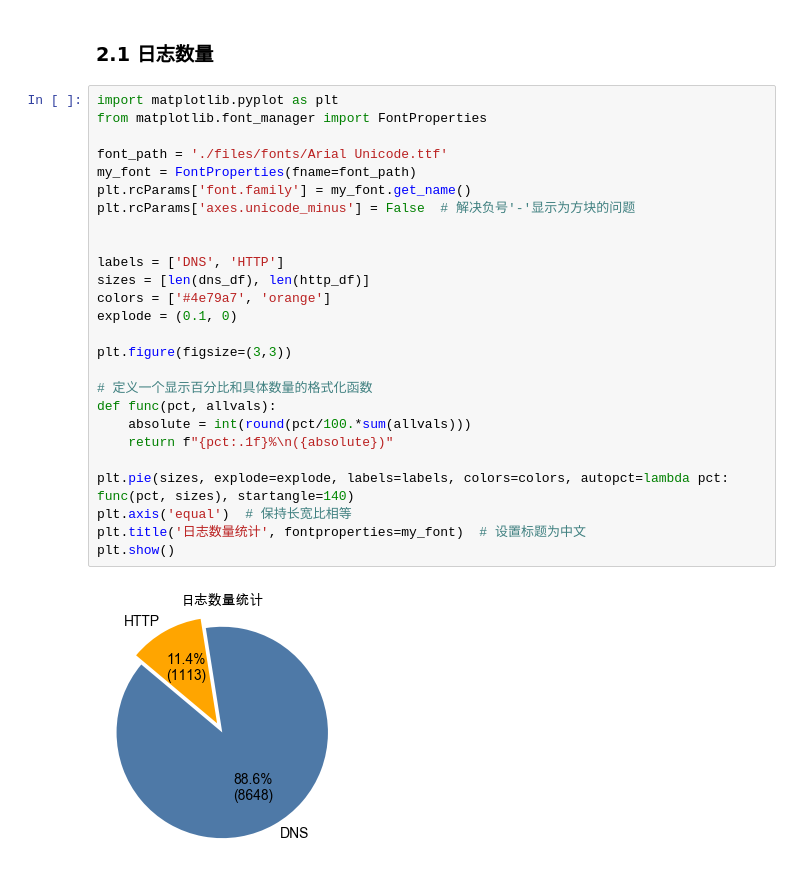
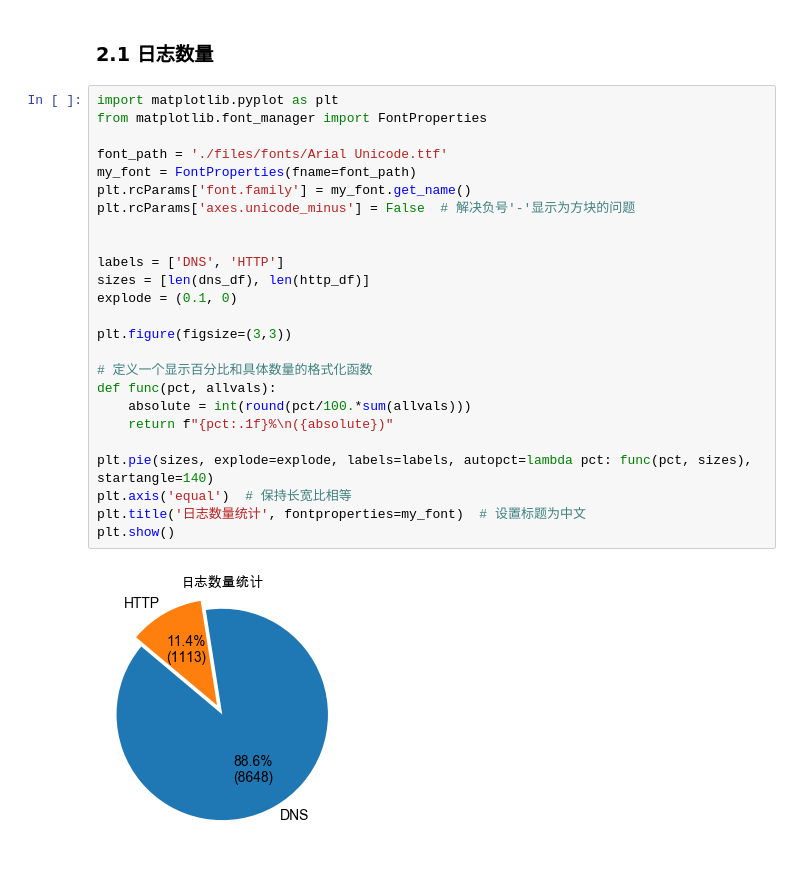
Before and after one commit to Shlisok/logAnalysis, a Jupyter notebook: 日志分析.ipynb, the cells around one changed output. Cells and saved outputs as stored; diff of their text form.

```diff
--- a/日志分析.ipynb
+++ b/日志分析.ipynb
@@ -87,28 +80,27 @@ http_df.head(100)
 # %%
 import matplotlib.pyplot as plt
 from matplotlib.font_manager import FontProperties
 
 font_path = './files/fonts/Arial Unicode.ttf'
 my_font = FontProperties(fname=font_path)
 plt.rcParams['font.family'] = my_font.get_name()
 plt.rcParams['axes.unicode_minus'] = False  # 解决负号'-'显示为方块的问题
 
 
 labels = ['DNS', 'HTTP']
 sizes = [len(dns_df), len(http_df)]
-colors = ['#4e79a7', 'orange']
 explode = (0.1, 0)
 
 plt.figure(figsize=(3,3))
 
 # 定义一个显示百分比和具体数量的格式化函数
 def func(pct, allvals):
     absolute = int(round(pct/100.*sum(allvals)))
     return f"{pct:.1f}%\n({absolute})"
 
-plt.pie(sizes, explode=explode, labels=labels, colors=colors, autopct=lambda pct: func(pct, sizes), startangle=140)
+plt.pie(sizes, explode=explode, labels=labels, autopct=lambda pct: func(pct, sizes), startangle=140)
 plt.axis('equal')  # 保持长宽比相等
 plt.title('日志数量统计', fontproperties=my_font)  # 设置标题为中文
 plt.show()
 # %% [output]
-[figure, old version]
+[figure, new version]
```
Also changed, not shown: parts of 8 cells of this notebook.
